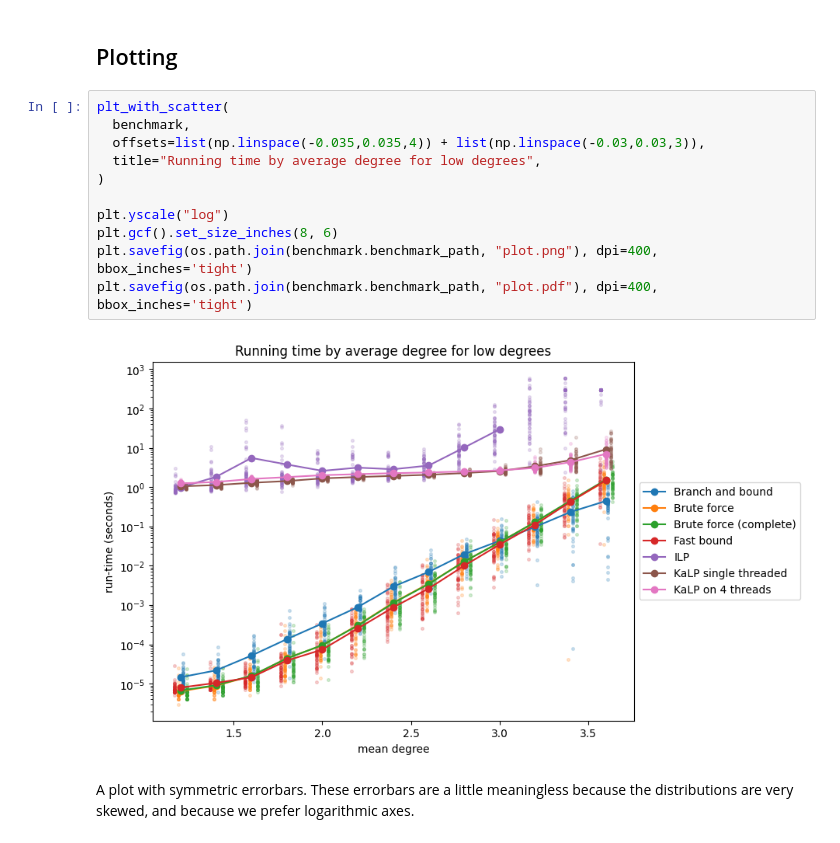
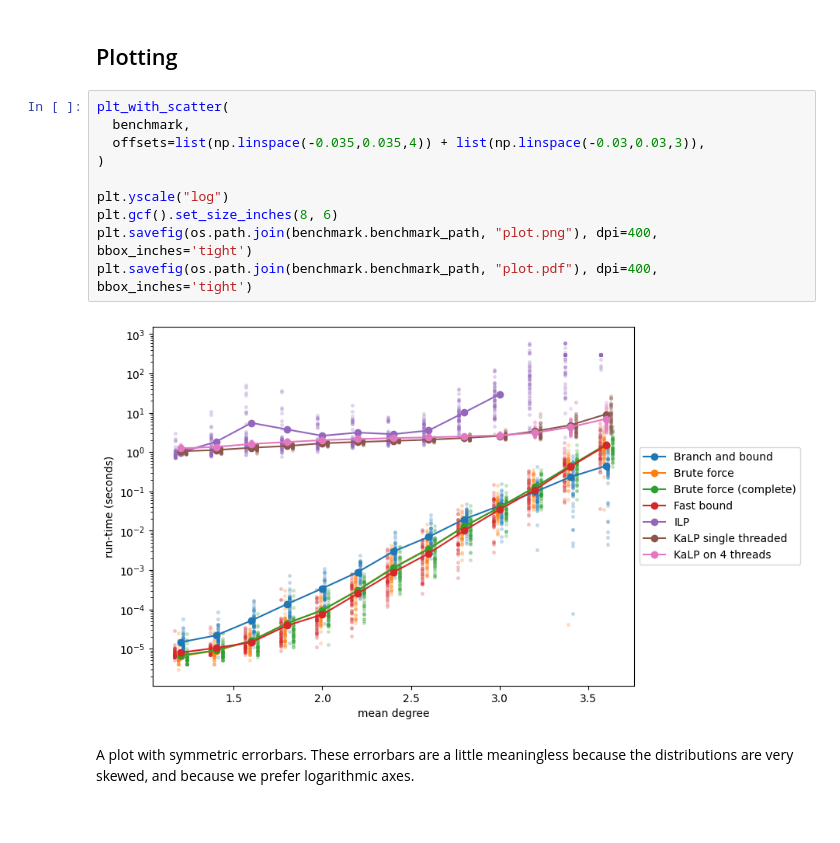
Before and after one commit to blinkybool/LongestPath, a Jupyter notebook: notebooks/benchmarking_specific_degree.ipynb, the cells around one changed output. Saved outputs shown, nothing was run; the diff lists cells and outputs as text.

Commit message:
remove titles from plots

```diff
--- a/notebooks/benchmarking_specific_degree.ipynb
+++ b/notebooks/benchmarking_specific_degree.ipynb
@@ -125,16 +125,15 @@ to_plot.head()
 # %%
 plt_with_scatter(
   benchmark,
   offsets=list(np.linspace(-0.035,0.035,4)) + list(np.linspace(-0.03,0.03,3)),
-  title="Running time by average degree for low degrees",
 )
 
 plt.yscale("log")
 plt.gcf().set_size_inches(8, 6)
 plt.savefig(os.path.join(benchmark.benchmark_path, "plot.png"), dpi=400, bbox_inches='tight')
 plt.savefig(os.path.join(benchmark.benchmark_path, "plot.pdf"), dpi=400, bbox_inches='tight')
 # %% [output]
-[figure, old version]
+[figure, new version]
 # %% [markdown]
 A plot with symmetric errorbars.
 These errorbars are a little meaningless because the distributions are very skewed, and because we prefer logarithmic axes.
```
Also changed, not shown: parts of 1 cell of this notebook, 2 other files.
